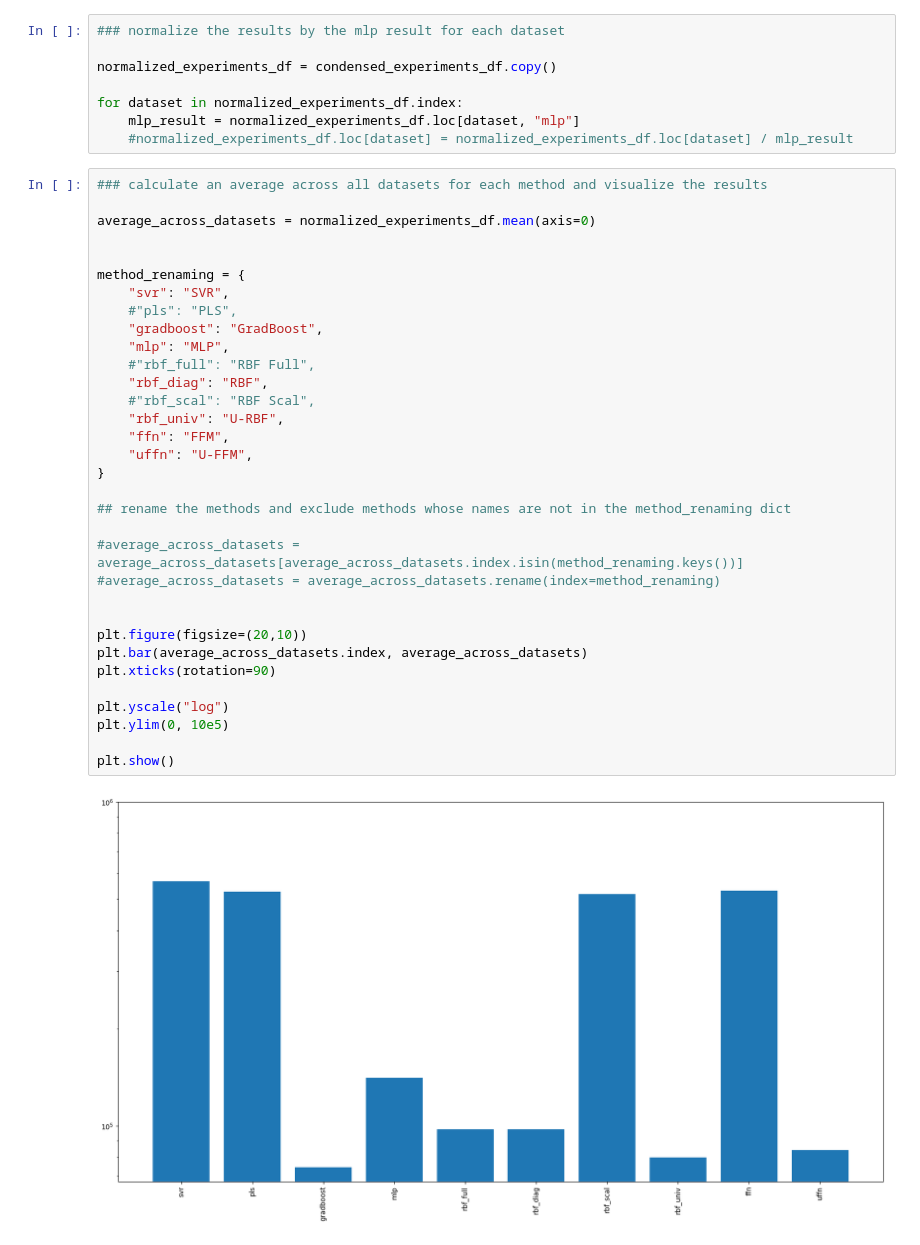
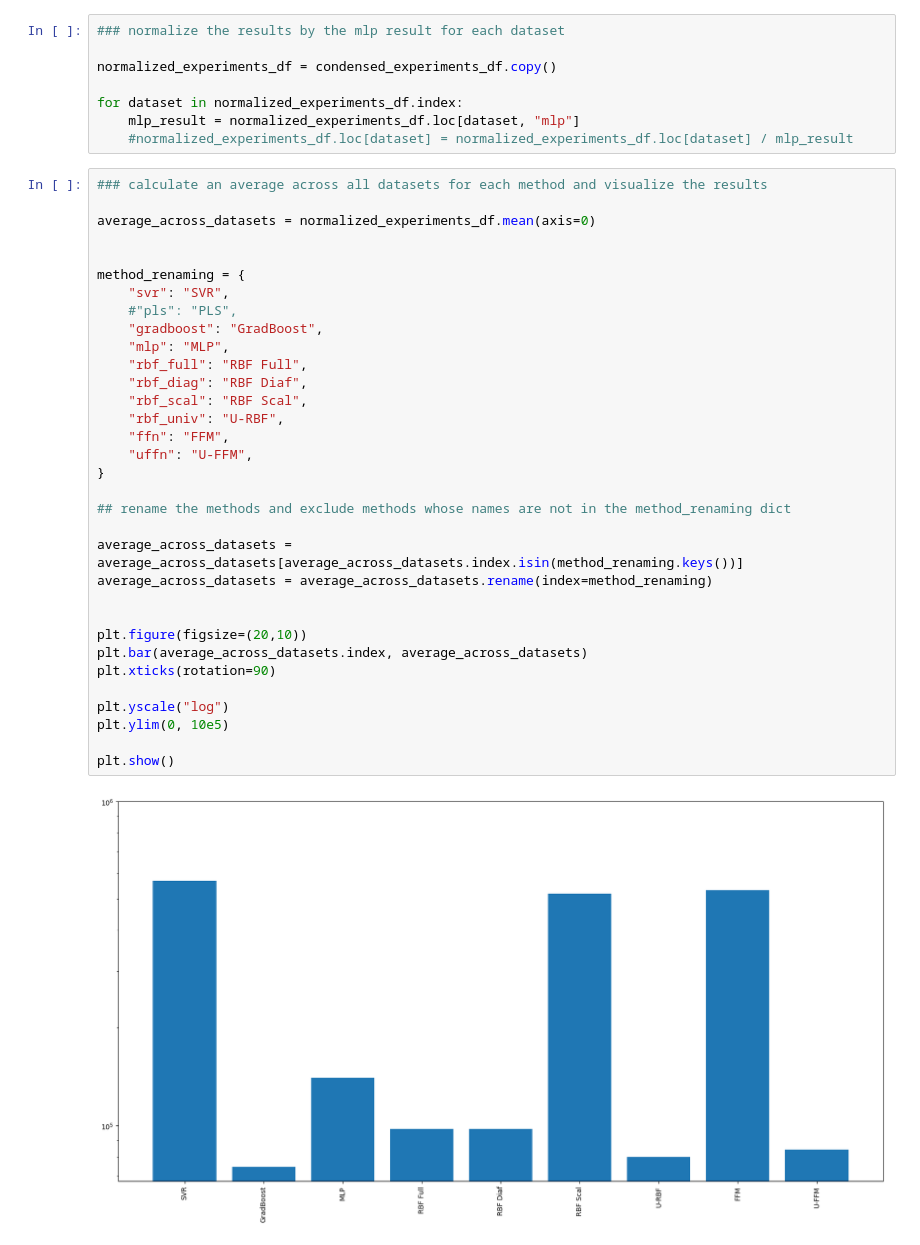
Before and after one commit to dajojo/urbf, a Jupyter notebook: experiments/17_incremental_rbf_full_dataset_regression/analyze/analysis.ipynb, the cells around one changed output. Cells and saved outputs as stored; diff of their text form.

```diff
--- a/experiments/17_incremental_rbf_full_dataset_regression/analyze/analysis.ipynb
+++ b/experiments/17_incremental_rbf_full_dataset_regression/analyze/analysis.ipynb
@@ -339,35 +341,35 @@ for dataset in normalized_experiments_df.index:
 # %%
 ### calculate an average across all datasets for each method and visualize the results
 
 average_across_datasets = normalized_experiments_df.mean(axis=0)
 
 
 method_renaming = {
     "svr": "SVR",
     #"pls": "PLS",
     "gradboost": "GradBoost",
     "mlp": "MLP",
-    #"rbf_full": "RBF Full",
-    "rbf_diag": "RBF",
-    #"rbf_scal": "RBF Scal",
+    "rbf_full": "RBF Full",
+    "rbf_diag": "RBF Diaf",
+    "rbf_scal": "RBF Scal",
     "rbf_univ": "U-RBF",
     "ffn": "FFM",
     "uffn": "U-FFM",
 }
 
 ## rename the methods and exclude methods whose names are not in the method_renaming dict
 
-#average_across_datasets = average_across_datasets[average_across_datasets.index.isin(method_renaming.keys())]
-#average_across_datasets = average_across_datasets.rename(index=method_renaming)
+average_across_datasets = average_across_datasets[average_across_datasets.index.isin(method_renaming.keys())]
+average_across_datasets = average_across_datasets.rename(index=method_renaming)
 
 
 plt.figure(figsize=(20,10))
 plt.bar(average_across_datasets.index, average_across_datasets)
 plt.xticks(rotation=90)
 
 plt.yscale("log")
 plt.ylim(0, 10e5)
 
 plt.show()
 # %% [output]
-[figure, old version]
+[figure, new version]
```
Also changed, not shown: parts of 2 cells of this notebook, 45 other files.
